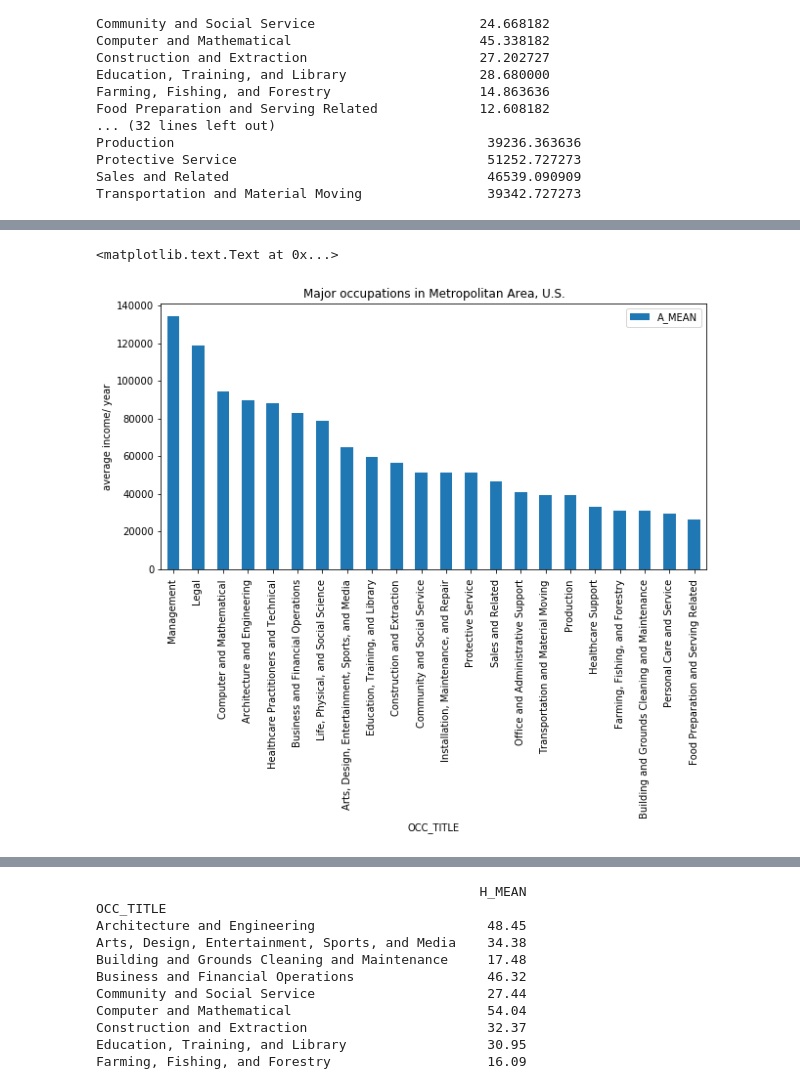
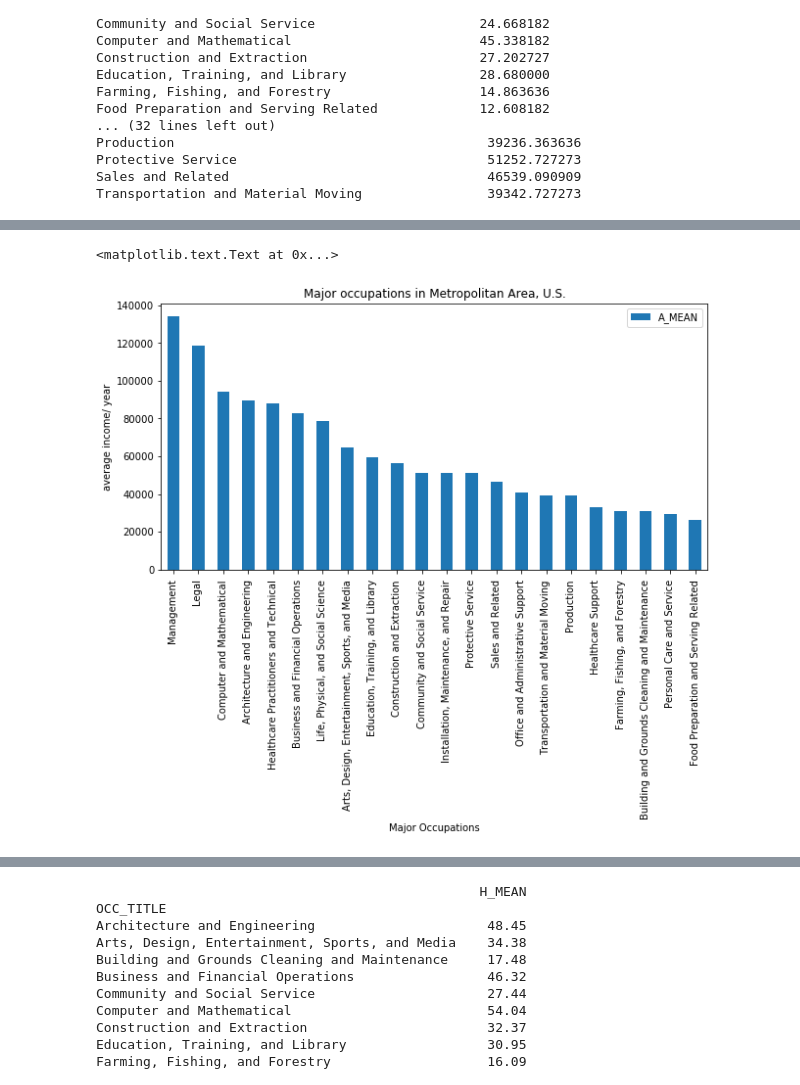
Before and after one commit to michelle604/Data-Science-Intro-Project, a Jupyter notebook: final project.ipynb, the cells around one changed output, grey strips where cells are left out. Drawn from its saved outputs; the diff is of its cells as text; code cells hidden in the pictures.

```diff
--- a/final project.ipynb
+++ b/final project.ipynb
@@ -81,8 +111,9 @@ plt.title('Major occupations in Metropolitan Area, U.S.')
 # %%
 # sort the income in descending order, and use a bar chart
 A_MEAN_all.sort_values("A_MEAN",ascending=False).plot(kind='bar',figsize=(10,5))
 plt.ylabel('average income/ year')
+plt.xlabel('Major Occupations')
 plt.title('Major occupations in Metropolitan Area, U.S.')
 # %% [output]
 <matplotlib.text.Text at 0x...>
-[figure, old version]
+[figure, new version]
```
Also changed, not shown: parts of 26 cells of this notebook.
